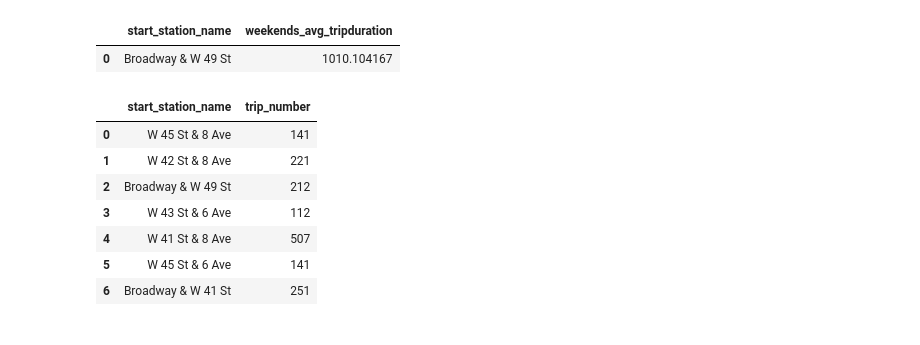
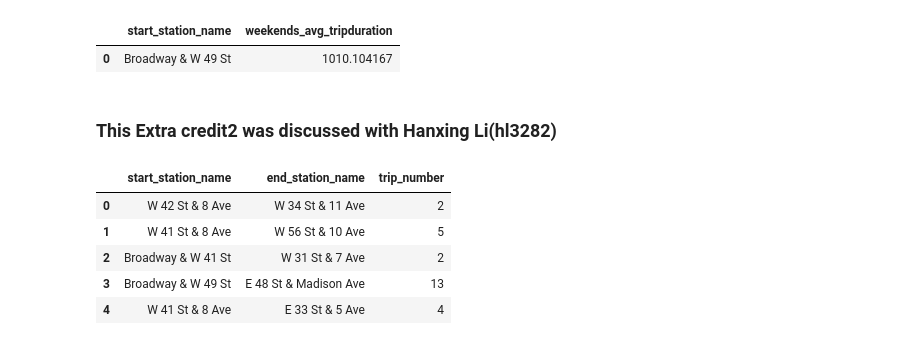
Before and after one commit to shivamjumani/PUI2018_lj1230, a Jupyter notebook: HW5_lj1230/Assignment2_SQL_query.ipynb, the cells around one changed output. Saved outputs shown, nothing was run; the diff lists cells and outputs as text; code cells hidden in the pictures.

```diff
--- a/HW5_lj1230/Assignment2_SQL_query.ipynb
+++ b/HW5_lj1230/Assignment2_SQL_query.ipynb
@@ -273,20 +268,20 @@ PAT1_table
 # %% [output]
 |  | start_station_name | weekends_avg_tripduration |
 | 0 | Broadway & W 49 St | 1010.104167 |
+# %% [markdown]
+### This Extra credit2 was discussed with Hanxing Li(hl3282)
 # %%
-# Extra Credit: create lines for trips started from stations within 500m of Times Squares and lasted less than 2 hours.
-# The number of trips per each pair of stations are output as attributes of these lines.
-PAT2_query = '''SELECT start_station_name, COUNT(bikeid) as trip_number FROM fb55.citibike
-                WHERE tripduration < 2 * 3600 AND (6371000 * acos(cos(radians(40.7577)) * cos(radians(start_station_latitude)) * cos(radians(start_station_longitude) - radians(-73.9857)) + sin(radians(40.7577)) * sin(radians(start_station_latitude)))) <= 500
-                GROUP BY start_station_name; '''
+# Extra Credit2: create lines for trips started from stations within 500m of Times Squares and lasted less than 2 hours. The number of trips per each pair of stations are output as attributes of these lines
+PAT2_query = '''SELECT start_station_name, end_station_name, COUNT(bikeid) as trip_number FROM fb55.citibike
+                WHERE tripduration < 2 * 3600
+                      AND (6371000 * acos(cos(radians(40.7577)) * cos(radians(start_station_latitude)) * cos(radians(start_station_longitude) - radians(-73.9857)) + sin(radians(40.7577)) * sin(radians(start_station_latitude)))) <= 500
+                GROUP BY start_station_name, end_station_name; '''
 PAT2_table = get_data(PAT2_query)
-PAT2_table
+PAT2_table.head()
 # %% [output]
-|  | start_station_name | trip_number |
-| 0 | W 45 St & 8 Ave | 141 |
-| 1 | W 42 St & 8 Ave | 221 |
-| 2 | Broadway & W 49 St | 212 |
-| 3 | W 43 St & 6 Ave | 112 |
-| 4 | W 41 St & 8 Ave | 507 |
-| 5 | W 45 St & 6 Ave | 141 |
-| 6 | Broadway & W 41 St | 251 |
+|  | start_station_name | end_station_name | trip_number |
+| 0 | W 42 St & 8 Ave | W 34 St & 11 Ave | 2 |
+| 1 | W 41 St & 8 Ave | W 56 St & 10 Ave | 5 |
+| 2 | Broadway & W 41 St | W 31 St & 7 Ave | 2 |
+| 3 | Broadway & W 49 St | E 48 St & Madison Ave | 13 |
+| 4 | W 41 St & 8 Ave | E 33 St & 5 Ave | 4 |
```
Also changed, not shown: parts of 3 cells of this notebook, 1 other file.
